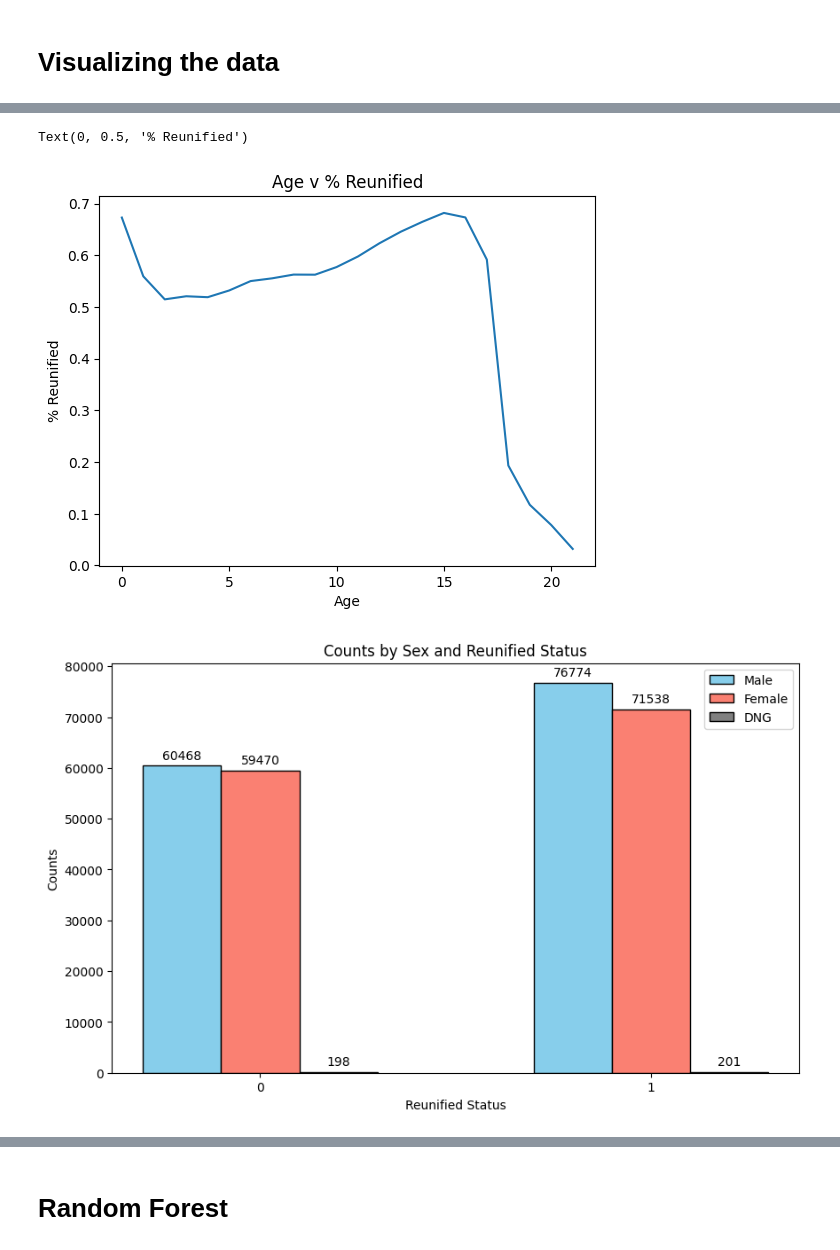
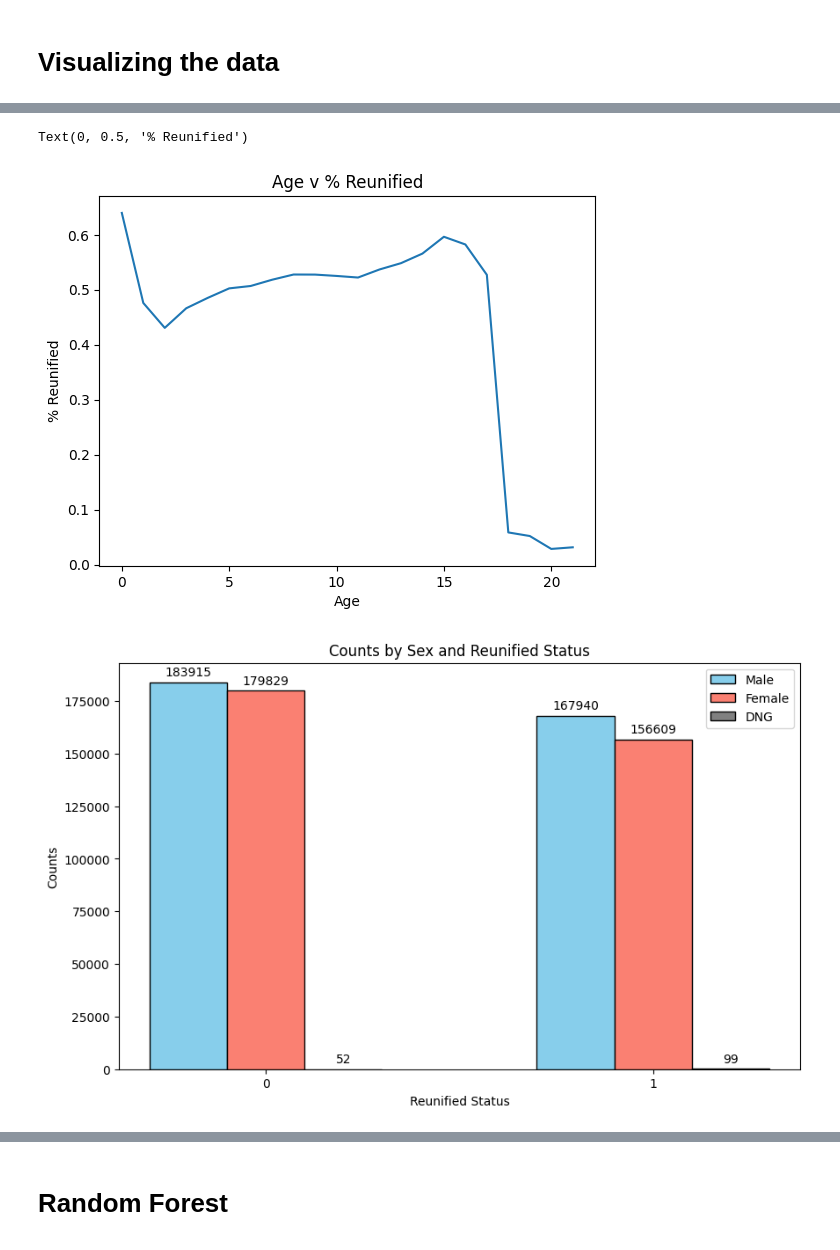
Before and after one commit to sophie2chance2/foster_care_analysis, a Jupyter notebook: working.ipynb, the cells around one changed output, grey strips where cells are left out. Cells and saved outputs as stored; diff of their text form; code cells hidden in the pictures.

```diff
--- a/working.ipynb
+++ b/working.ipynb
@@ -75,5 +70,9 @@ Length: 61, dtype: int64
 # %%
 # keep only the cases where the child has exited foster care
-exited_df = all_records[all_records['Exited'] == 1]
-print(exited_df.shape)
+records_df = all_records[all_records['EXITED'] == 1]
+print(f"Filting for Exited Only: {records_df.shape}")
+
+# keep only records where child is under 21 years old (when foster care ends)
+records_df = records_df[records_df['AGEATEND'] <= 21]
+print(f"Filting for Under 22 YO: {records_df.shape}")
 # %% [output]
@@ -80,0 +81,3 @@ print(exited_df.shape)
+# %%
+records_df.drop_duplicates(subset=['RECNUMBR'], keep= 'last', inplace=True) # removing duplicate records, keeping the last one - the most recent
+print(f"Removing Duplicates: {records_df.shape}")
@@ -80,0 +86,2 @@ print(exited_df.shape)
+# %%
+records_df = utils.remove_nan_values(records_df)
@@ -81,4 +92,6 @@ print(exited_df.shape)
 # %%
 # Create Binary label for if they have reunified
-exited_df['reunified'] = 0
-exited_df.loc[(exited_df['Exited'] == 1) & (exited_df['dischargeReason'] == 'Reunified with parent, primary caretaker'), 'reunified'] = 1
+records_df['reunified'] = 0
+records_df.loc[(records_df['EXITED'] == 1) & (records_df['dischargeReason'] == 'Reunified with parent, primary caretaker'), 'reunified'] = 1
+
+records_df = records_df.drop(columns=['EXITED', 'INATEND']) # drop these, all are 1 now
@@ -137,37 +134,37 @@ plt.show()
 # %%
 # plot age v % that reunified
-age_reunified = chart_df.groupby('AgeAtEnd')['reunified'].mean()
+age_reunified = records_df.groupby('AGEATEND')['reunified'].mean()
 age_reunified.plot()
 plt.title('Age v % Reunified')
 plt.xlabel('Age')
 plt.ylabel('% Reunified')
 # %% [output]
 Text(0, 0.5, '% Reunified')
-[figure, old version]
+[figure, new version]
 # %%
-count_matrix = chart_df.groupby(['reunified', 'Sex']).size().unstack()
+count_matrix = records_df.groupby(['reunified', 'Sex']).size().unstack()
 fig, ax = plt.subplots(figsize=(10, 6))
 ind = np.arange(len(count_matrix))
 width = 0.2 # the width of the bars
 
 # Plotting the bars
 bars1 = ax.bar(ind - width, count_matrix['Male'], width, label='Male', color='skyblue', edgecolor='black')
 bars2 = ax.bar(ind, count_matrix['Female'], width, label='Female', color='salmon', edgecolor='black')
 bars3 = ax.bar(ind + width, count_matrix['DNG'], width, label='DNG', color='grey', edgecolor='black')
 
 ax.set_xlabel('Reunified Status')
 ax.set_ylabel('Counts')
 ax.set_title('Counts by Sex and Reunified Status')
 ax.set_xticks(ind)
 ax.set_xticklabels(count_matrix.index)
 ax.legend()
 
 ax.bar_label(bars1, padding=3)
 ax.bar_label(bars2, padding=3)
 ax.bar_label(bars3, padding=3)
 
 plt.show()
 # %% [output]
-[figure, old version]
+[figure, new version]
 # %%
 plt.figure(figsize=(10, 6))
```
Also changed, not shown: parts of 55 cells of this notebook, 3 other files.
